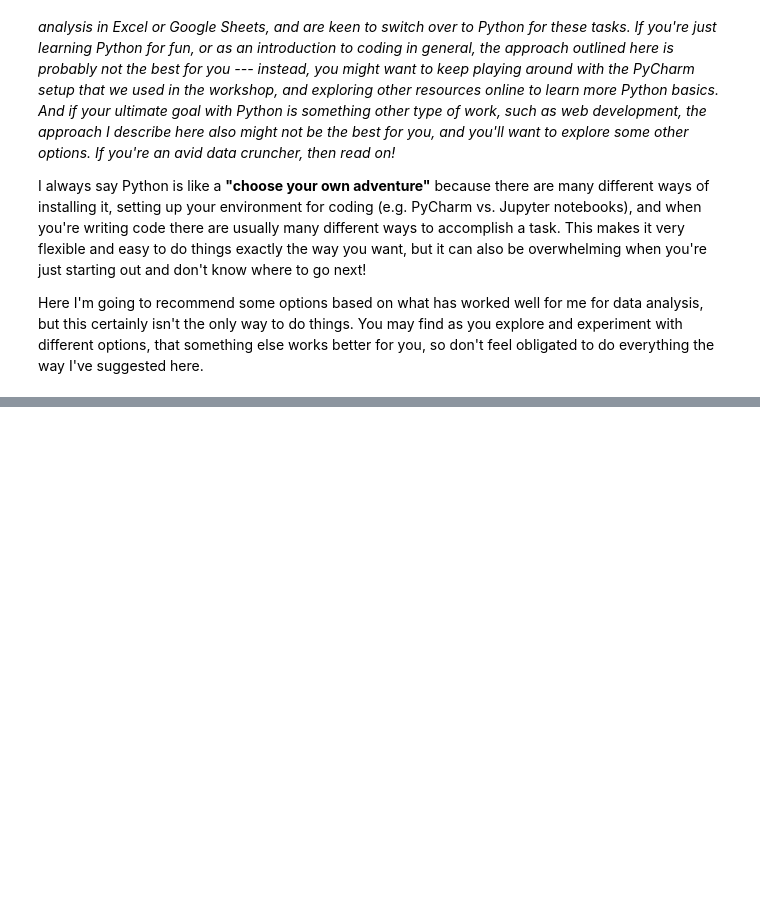
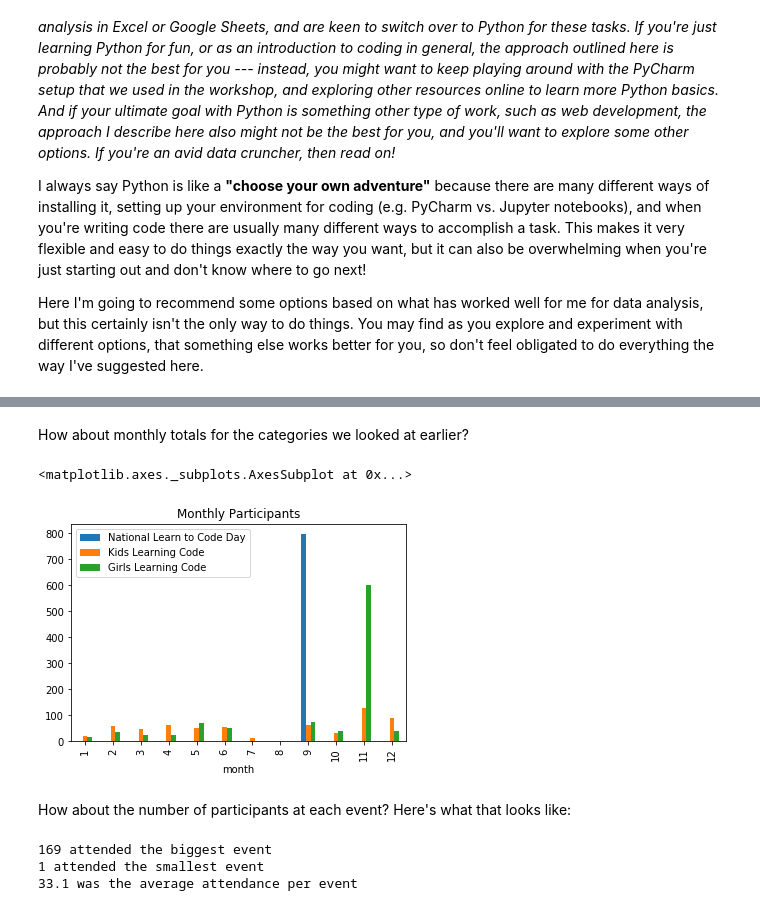
Before and after one commit to jenfly/llc-python-resources, a Jupyter notebook: next-steps.ipynb, the cells around one changed output, grey strips where cells are left out. Drawn from its saved outputs; the diff is of its cells as text; code cells hidden in the pictures; blank space fills up the shorter version.

```diff
--- a/next-steps.ipynb
+++ b/next-steps.ipynb
@@ -70,0 +305,24 @@ https://github.com/wesm/pydata-book
+# %% [markdown]
+How about monthly totals for the categories we looked at earlier?
+# %%
+categories = ['National Learn to Code Day', 'Kids Learning Code', 'Girls Learning Code']
+monthly_cat = pandas.DataFrame(index=range(1, 13), columns=categories)
+monthly_cat.index.name = 'month'
+for category in categories:
+    data = events[events['Event Name'].str.find(category) >= 0]
+    monthly_cat[category] = data[['Quantity', 'month']].groupby('month').sum()['Quantity']
+monthly_cat.plot.bar(title='Monthly Participants')
+# %% [output]
+<matplotlib.axes._subplots.AxesSubplot at 0x...>
+[figure, added]
+# %% [markdown]
+How about the number of participants at each event? Here's what that looks like:
+# %%
+att_by_event = events.groupby('Event ID').sum()['Quantity']
+print(str(att_by_event.max()) + ' attended the biggest event')
+print(str(att_by_event.min()) + ' attended the smallest event')
+print(str(round(att_by_event.mean(), 1)) + ' was the average attendance per event')
+# %% [output]
+169 attended the biggest event
+1 attended the smallest event
+33.1 was the average attendance per event
```
Also changed, not shown: parts of 42 cells of this notebook, 15 other files.
